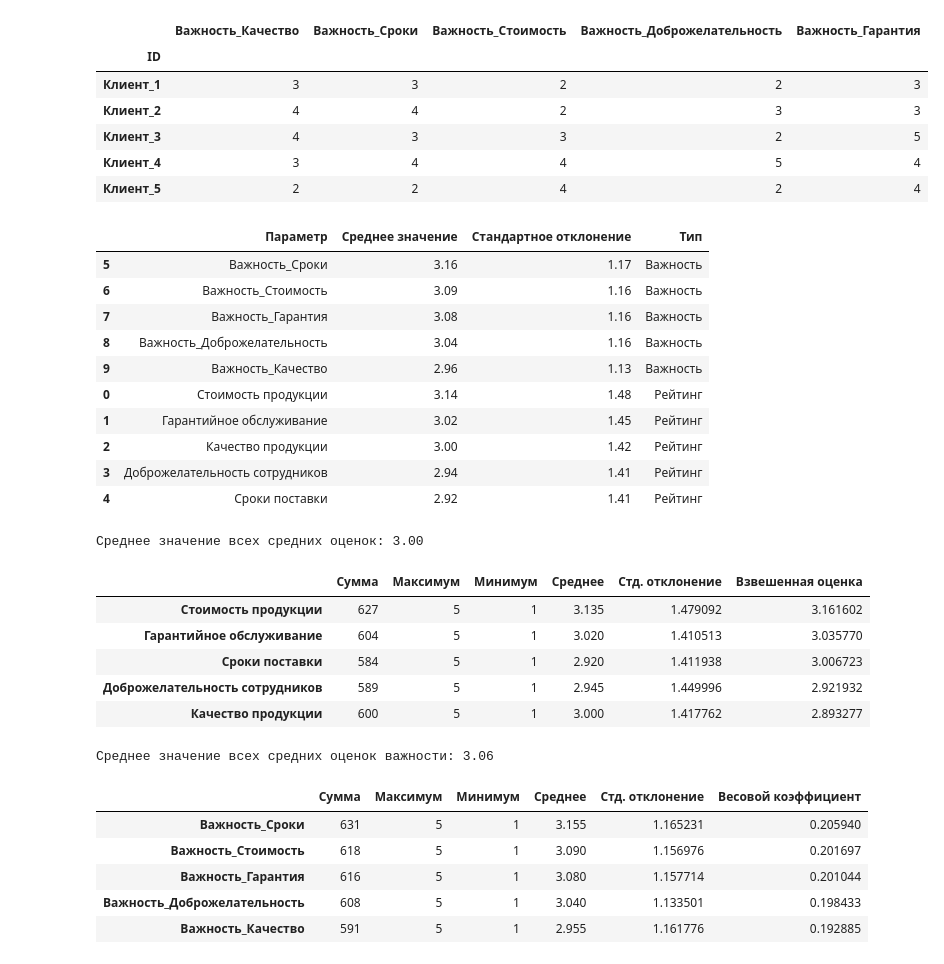
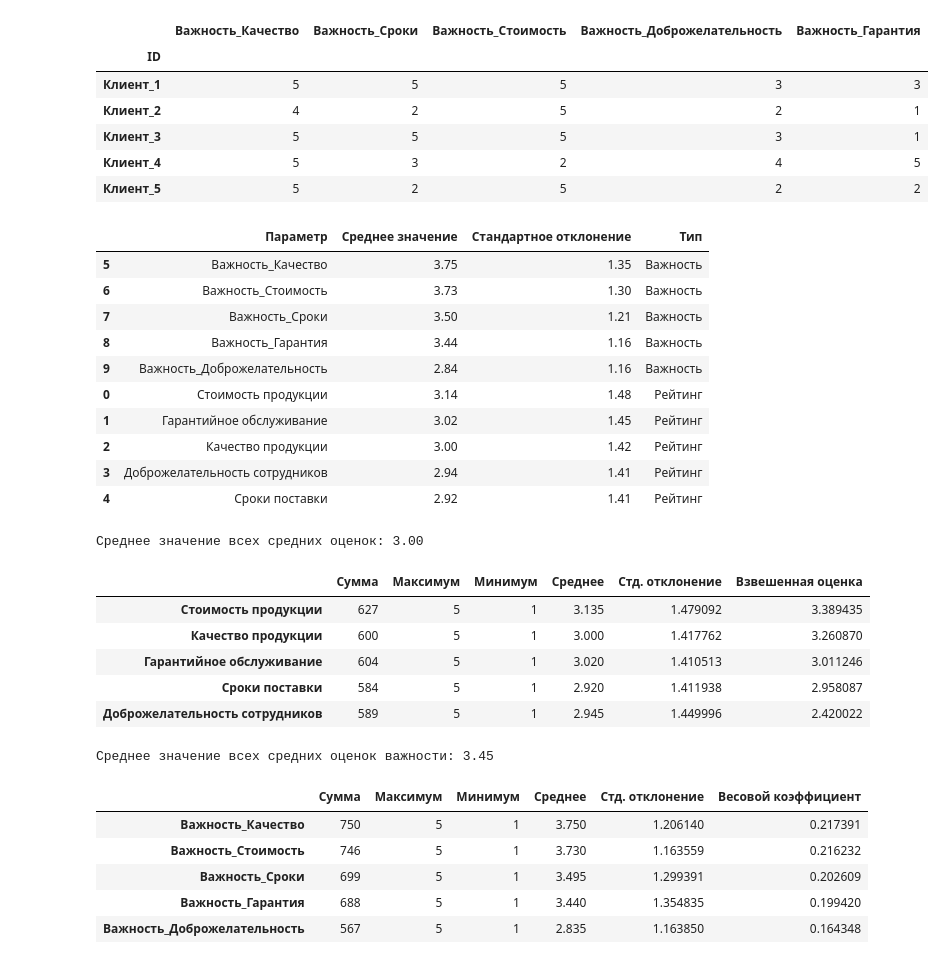
Before and after one commit to zxcvve/consumer_analysis, a Jupyter notebook: analysis.ipynb, the cells around one changed output. Drawn from its saved outputs; the diff is of its cells as text; code cells hidden in the pictures.

```diff
--- a/analysis.ipynb
+++ b/analysis.ipynb
@@ -38,30 +38,46 @@ customer_responses.head()
 # %%
 
 # Create a DataFrame for importance of each criterion
 # Create importance ratings with uniform distribution
+# importance_data = {
+#   'Важность_Качество': np.random.normal(3, 1.2, size=num_customers).clip(1, 5).round().astype(np.int32),
+#   'Важность_Сроки': np.random.normal(3, 1.2, size=num_customers).clip(1, 5).round().astype(np.int32),
+#   'Важность_Стоимость': np.random.normal(3, 1.2, size=num_customers).clip(1, 5).round().astype(np.int32),
+#   'Важность_Доброжелательность': np.random.normal(3, 1.2, size=num_customers).clip(1, 5).round().astype(np.int32),
+#   'Важность_Гарантия': np.random.normal(3, 1.2, size=num_customers).clip(1, 5).round().astype(np.int32)
+# }
+
+# alternative
 importance_data = {
-  'Важность_Качество': np.random.normal(3, 1.2, size=num_customers).clip(1, 5).round().astype(np.int32),
-  'Важность_Сроки': np.random.normal(3, 1.2, size=num_customers).clip(1, 5).round().astype(np.int32),
-  'Важность_Стоимость': np.random.normal(3, 1.2, size=num_customers).clip(1, 5).round().astype(np.int32),
-  'Важность_Доброжелательность': np.random.normal(3, 1.2, size=num_customers).clip(1, 5).round().astype(np.int32),
-  'Важность_Гарантия': np.random.normal(3, 1.2, size=num_customers).clip(1, 5).round().astype(np.int32)
+  'Важность_Качество': np.random.choice([1, 2, 3, 4, 5], size=num_customers, p=[0.05, 0.1, 0.15, 0.3, 0.4]),
+  'Важность_Сроки': np.random.choice([1, 2, 3, 4, 5], size=num_customers, p=[0.1, 0.15, 0.25, 0.3, 0.2]),
+  'Важность_Стоимость': np.random.choice([1, 2, 3, 4, 5], size=num_customers, p=[0.05, 0.1, 0.2, 0.35, 0.3]),
+  'Важность_Доброжелательность': np.random.choice([1, 2, 3, 4, 5], size=num_customers, p=[0.15, 0.25, 0.3, 0.2, 0.1]),
+  'Важность_Гарантия': np.random.choice([1, 2, 3, 4, 5], size=num_customers, p=[0.1, 0.15, 0.2, 0.25, 0.3])
 }
 
-# Create DataFrame for importance ratings
+# importance_data = {
+#   'Важность_Качество': np.random.randint(1, 6, size=num_customers),
+#   'Важность_Сроки': np.random.randint(1, 6, size=num_customers),
+#   'Важность_Стоимость': np.random.randint(1, 6, size=num_customers),
+#   'Важность_Доброжелательность': np.random.randint(1, 6, size=num_customers),
+#   'Важность_Гарантия': np.random.randint(1, 6, size=num_customers)
+# }
+# # Create DataFrame for importance ratings
 importance_ratings = pd.DataFrame(importance_data, index=customer_responses.index)
 
 # Calculate average importance for each criterion
 avg_importance = importance_ratings.mean().sort_values(ascending=False)
 
 importance_ratings.head()
 # %% [output]
 |  | Важность_Качество | Важность_Сроки | Важность_Стоимость | Важность_Доброжелательность | Важность_Гарантия |
 | ID |  |  |  |  |  |
-| Клиент_1 | 3 | 3 | 2 | 2 | 3 |
-| Клиент_2 | 4 | 4 | 2 | 3 | 3 |
-| Клиент_3 | 4 | 3 | 3 | 2 | 5 |
-| Клиент_4 | 3 | 4 | 4 | 5 | 4 |
-| Клиент_5 | 2 | 2 | 4 | 2 | 4 |
+| Клиент_1 | 5 | 5 | 5 | 3 | 3 |
+| Клиент_2 | 4 | 2 | 5 | 2 | 1 |
+| Клиент_3 | 5 | 5 | 5 | 3 | 1 |
+| Клиент_4 | 5 | 3 | 2 | 4 | 5 |
+| Клиент_5 | 5 | 2 | 5 | 2 | 2 |
 # %%
 rating_means = customer_responses.mean().sort_values(ascending=False)
 # print("Математическое ожидание для параметров рейтинга:")
@@ -104,11 +120,11 @@ stats_df['Стандартное отклонение'] = stats_df['Станда
 stats_df.sort_values(['Тип', 'Среднее значение'], ascending=[True, False])
 # %% [output]
 |  | Параметр | Среднее значение | Стандартное отклонение | Тип |
-| 5 | Важность_Сроки | 3.16 | 1.17 | Важность |
-| 6 | Важность_Стоимость | 3.09 | 1.16 | Важность |
-| 7 | Важность_Гарантия | 3.08 | 1.16 | Важность |
-| 8 | Важность_Доброжелательность | 3.04 | 1.16 | Важность |
-| 9 | Важность_Качество | 2.96 | 1.13 | Важность |
+| 5 | Важность_Качество | 3.75 | 1.35 | Важность |
+| 6 | Важность_Стоимость | 3.73 | 1.30 | Важность |
+| 7 | Важность_Сроки | 3.50 | 1.21 | Важность |
+| 8 | Важность_Гарантия | 3.44 | 1.16 | Важность |
+| 9 | Важность_Доброжелательность | 2.84 | 1.16 | Важность |
 | 0 | Стоимость продукции | 3.14 | 1.48 | Рейтинг |
 | 1 | Гарантийное обслуживание | 3.02 | 1.45 | Рейтинг |
 | 2 | Качество продукции | 3.00 | 1.42 | Рейтинг |
@@ -164,11 +180,11 @@ statistics_df
 # %% [output]
 Среднее значение всех средних оценок: 3.00
 |  | Сумма | Максимум | Минимум | Среднее | Стд. отклонение | Взвешенная оценка |
-| Стоимость продукции | 627 | 5 | 1 | 3.135 | 1.479092 | 3.161602 |
-| Гарантийное обслуживание | 604 | 5 | 1 | 3.020 | 1.410513 | 3.035770 |
-| Сроки поставки | 584 | 5 | 1 | 2.920 | 1.411938 | 3.006723 |
-| Доброжелательность сотрудников | 589 | 5 | 1 | 2.945 | 1.449996 | 2.921932 |
-| Качество продукции | 600 | 5 | 1 | 3.000 | 1.417762 | 2.893277 |
+| Стоимость продукции | 627 | 5 | 1 | 3.135 | 1.479092 | 3.389435 |
+| Качество продукции | 600 | 5 | 1 | 3.000 | 1.417762 | 3.260870 |
+| Гарантийное обслуживание | 604 | 5 | 1 | 3.020 | 1.410513 | 3.011246 |
+| Сроки поставки | 584 | 5 | 1 | 2.920 | 1.411938 | 2.958087 |
+| Доброжелательность сотрудников | 589 | 5 | 1 | 2.945 | 1.449996 | 2.420022 |
 # %%
 # Create a dictionary to store all the statistics for importance ratings
 importance_stats_dict = {
@@ -202,13 +218,13 @@ importance_statistics_df = importance_statistics_df.sort_values('Среднее'
 
 importance_statistics_df
 # %% [output]
-Среднее значение всех средних оценок важности: 3.06
+Среднее значение всех средних оценок важности: 3.45
 |  | Сумма | Максимум | Минимум | Среднее | Стд. отклонение | Весовой коэффициент |
-| Важность_Сроки | 631 | 5 | 1 | 3.155 | 1.165231 | 0.205940 |
-| Важность_Стоимость | 618 | 5 | 1 | 3.090 | 1.156976 | 0.201697 |
-| Важность_Гарантия | 616 | 5 | 1 | 3.080 | 1.157714 | 0.201044 |
-| Важность_Доброжелательность | 608 | 5 | 1 | 3.040 | 1.133501 | 0.198433 |
-| Важность_Качество | 591 | 5 | 1 | 2.955 | 1.161776 | 0.192885 |
+| Важность_Качество | 750 | 5 | 1 | 3.750 | 1.206140 | 0.217391 |
+| Важность_Стоимость | 746 | 5 | 1 | 3.730 | 1.163559 | 0.216232 |
+| Важность_Сроки | 699 | 5 | 1 | 3.495 | 1.299391 | 0.202609 |
+| Важность_Гарантия | 688 | 5 | 1 | 3.440 | 1.354835 | 0.199420 |
+| Важность_Доброжелательность | 567 | 5 | 1 | 2.835 | 1.163850 | 0.164348 |
 # %%
 # Calculate CSI (Customer Satisfaction Index)
 # Using weighted average of all ratings
```
Also changed, not shown: parts of 4 cells of this notebook.
